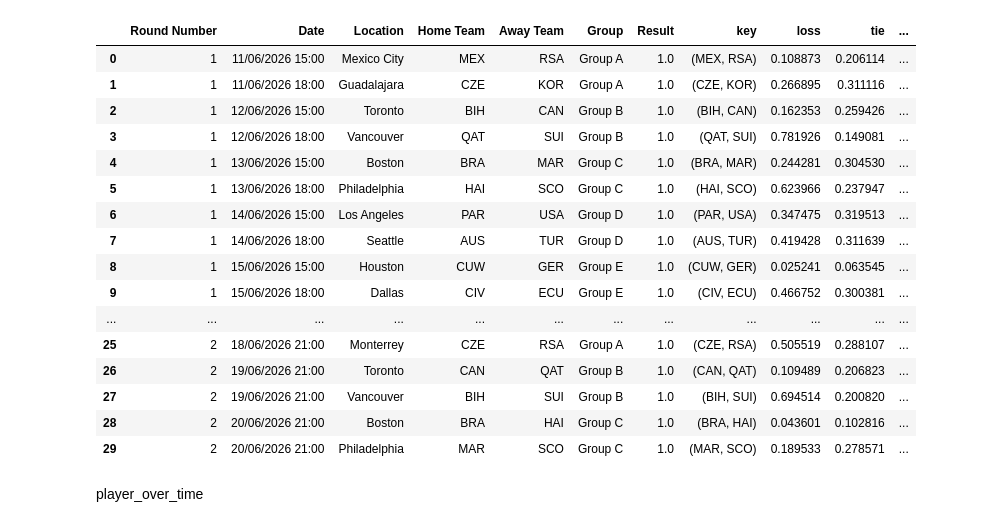
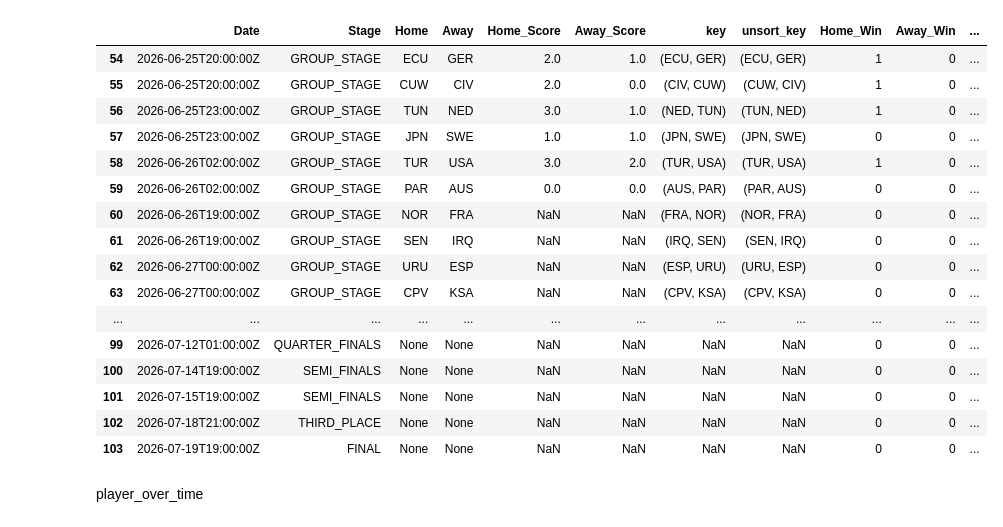
Before and after one commit to ajrb93/wc_fantasy_app, a Jupyter notebook: Working.ipynb, the cells around one changed output. Cells and saved outputs as stored; diff of their text form; code cells hidden in the pictures.

```diff
--- a/Working.ipynb
+++ b/Working.ipynb
@@ -92,25 +112,25 @@ fixtures = fixtures.merge(matches.rename(columns={'Home':'Home Team','Away':'Awa
 fixtures.loc[~fixtures.Home_Score.isna(),'Result'] = 1
 fixtures['Home Team'], fixtures['Away Team'] = zip(*fixtures['key'])
 # %%
-fixtures.head(30)
+matches.tail(50)
 # %% [output]
-|  | Round Number | Date | Location | Home Team | Away Team | Group | Result | key | loss | tie | ... |
-| 0 | 1 | 11/06/2026 15:00 | Mexico City | MEX | RSA | Group A | 1.0 | (MEX, RSA) | 0.108873 | 0.206114 | ... |
-| 1 | 1 | 11/06/2026 18:00 | Guadalajara | CZE | KOR | Group A | 1.0 | (CZE, KOR) | 0.266895 | 0.311116 | ... |
-| 2 | 1 | 12/06/2026 15:00 | Toronto | BIH | CAN | Group B | 1.0 | (BIH, CAN) | 0.162353 | 0.259426 | ... |
-| 3 | 1 | 12/06/2026 18:00 | Vancouver | QAT | SUI | Group B | 1.0 | (QAT, SUI) | 0.781926 | 0.149081 | ... |
-| 4 | 1 | 13/06/2026 15:00 | Boston | BRA | MAR | Group C | 1.0 | (BRA, MAR) | 0.244281 | 0.304530 | ... |
-| 5 | 1 | 13/06/2026 18:00 | Philadelphia | HAI | SCO | Group C | 1.0 | (HAI, SCO) | 0.623966 | 0.237947 | ... |
-| 6 | 1 | 14/06/2026 15:00 | Los Angeles | PAR | USA | Group D | 1.0 | (PAR, USA) | 0.347475 | 0.319513 | ... |
-| 7 | 1 | 14/06/2026 18:00 | Seattle | AUS | TUR | Group D | 1.0 | (AUS, TUR) | 0.419428 | 0.311639 | ... |
-| 8 | 1 | 15/06/2026 15:00 | Houston | CUW | GER | Group E | 1.0 | (CUW, GER) | 0.025241 | 0.063545 | ... |
-| 9 | 1 | 15/06/2026 18:00 | Dallas | CIV | ECU | Group E | 1.0 | (CIV, ECU) | 0.466752 | 0.300381 | ... |
+|  | Date | Stage | Home | Away | Home_Score | Away_Score | key | unsort_key | Home_Win | Away_Win | ... |
+| 54 | 2026-06-25T20:00:00Z | GROUP_STAGE | ECU | GER | 2.0 | 1.0 | (ECU, GER) | (ECU, GER) | 1 | 0 | ... |
+| 55 | 2026-06-25T20:00:00Z | GROUP_STAGE | CUW | CIV | 2.0 | 0.0 | (CIV, CUW) | (CUW, CIV) | 1 | 0 | ... |
+| 56 | 2026-06-25T23:00:00Z | GROUP_STAGE | TUN | NED | 3.0 | 1.0 | (NED, TUN) | (TUN, NED) | 1 | 0 | ... |
+| 57 | 2026-06-25T23:00:00Z | GROUP_STAGE | JPN | SWE | 1.0 | 1.0 | (JPN, SWE) | (JPN, SWE) | 0 | 0 | ... |
+| 58 | 2026-06-26T02:00:00Z | GROUP_STAGE | TUR | USA | 3.0 | 2.0 | (TUR, USA) | (TUR, USA) | 1 | 0 | ... |
+| 59 | 2026-06-26T02:00:00Z | GROUP_STAGE | PAR | AUS | 0.0 | 0.0 | (AUS, PAR) | (PAR, AUS) | 0 | 0 | ... |
+| 60 | 2026-06-26T19:00:00Z | GROUP_STAGE | NOR | FRA | NaN | NaN | (FRA, NOR) | (NOR, FRA) | 0 | 0 | ... |
+| 61 | 2026-06-26T19:00:00Z | GROUP_STAGE | SEN | IRQ | NaN | NaN | (IRQ, SEN) | (SEN, IRQ) | 0 | 0 | ... |
+| 62 | 2026-06-27T00:00:00Z | GROUP_STAGE | URU | ESP | NaN | NaN | (ESP, URU) | (URU, ESP) | 0 | 0 | ... |
+| 63 | 2026-06-27T00:00:00Z | GROUP_STAGE | CPV | KSA | NaN | NaN | (CPV, KSA) | (CPV, KSA) | 0 | 0 | ... |
 | ... | ... | ... | ... | ... | ... | ... | ... | ... | ... | ... | ... |
-| 25 | 2 | 18/06/2026 21:00 | Monterrey | CZE | RSA | Group A | 1.0 | (CZE, RSA) | 0.505519 | 0.288107 | ... |
-| 26 | 2 | 19/06/2026 21:00 | Toronto | CAN | QAT | Group B | 1.0 | (CAN, QAT) | 0.109489 | 0.206823 | ... |
-| 27 | 2 | 19/06/2026 21:00 | Vancouver | BIH | SUI | Group B | 1.0 | (BIH, SUI) | 0.694514 | 0.200820 | ... |
-| 28 | 2 | 20/06/2026 21:00 | Boston | BRA | HAI | Group C | 1.0 | (BRA, HAI) | 0.043601 | 0.102816 | ... |
-| 29 | 2 | 20/06/2026 21:00 | Philadelphia | MAR | SCO | Group C | 1.0 | (MAR, SCO) | 0.189533 | 0.278571 | ... |
+| 99 | 2026-07-12T01:00:00Z | QUARTER_FINALS | None | None | NaN | NaN | NaN | NaN | 0 | 0 | ... |
+| 100 | 2026-07-14T19:00:00Z | SEMI_FINALS | None | None | NaN | NaN | NaN | NaN | 0 | 0 | ... |
+| 101 | 2026-07-15T19:00:00Z | SEMI_FINALS | None | None | NaN | NaN | NaN | NaN | 0 | 0 | ... |
+| 102 | 2026-07-18T21:00:00Z | THIRD_PLACE | None | None | NaN | NaN | NaN | NaN | 0 | 0 | ... |
+| 103 | 2026-07-19T19:00:00Z | FINAL | None | None | NaN | NaN | NaN | NaN | 0 | 0 | ... |
 # %%
 paths = pd.read_json('https://dtai.cs.kuleuven.be/sports/worldcup2026/data/data.json?v=1')
 odds = []
```
Also changed, not shown: parts of 3 cells of this notebook, 2 other files.
